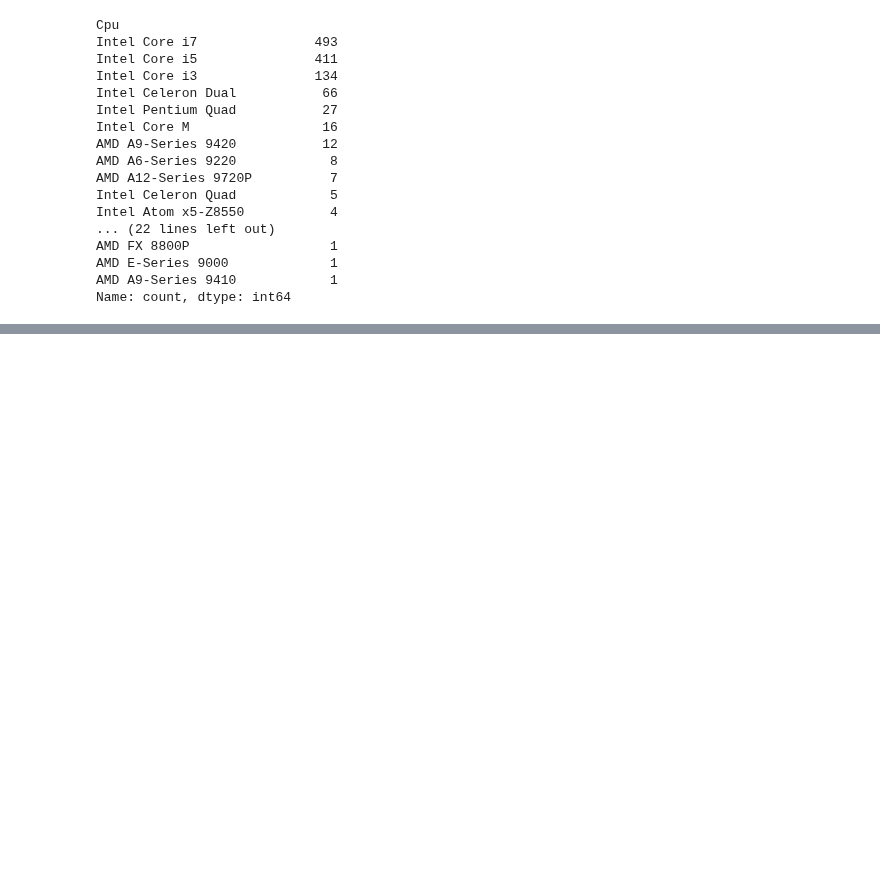
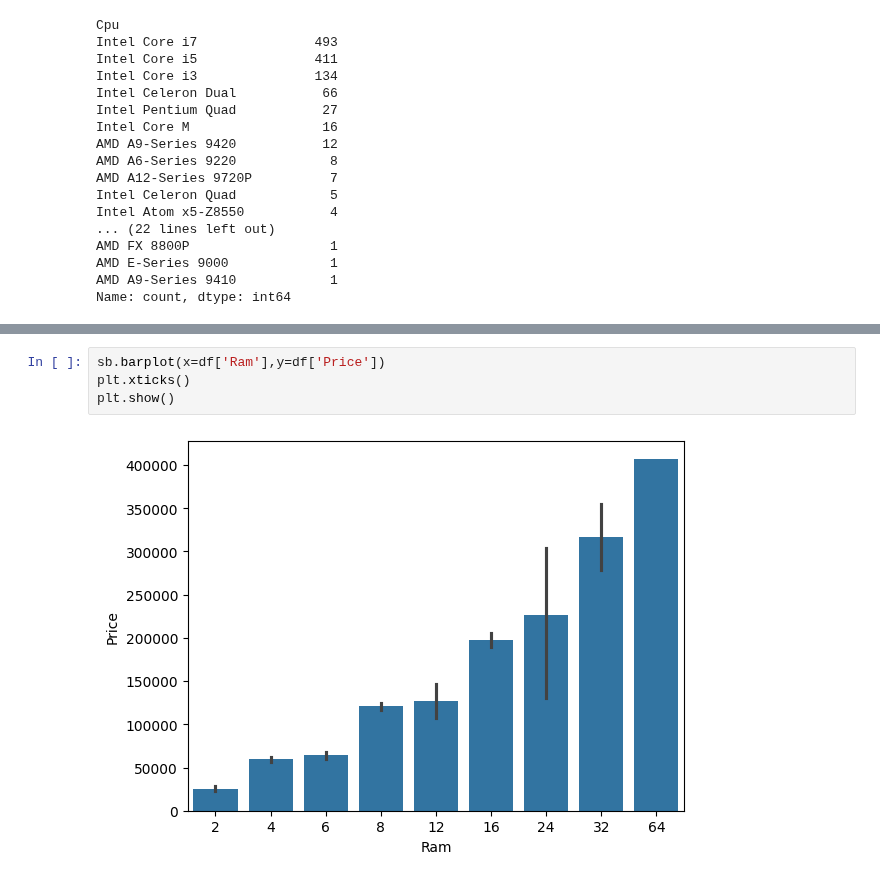
Before and after one commit to Avdhoot-Ukirde/Virtual-Environment-streamlit-Prediction-model, a Jupyter notebook: laptop.ipynb, the cells around one changed output, grey strips where cells are left out. Drawn from its saved outputs; the diff is of its cells as text; blank space fills up the shorter version.

```diff
--- a/laptop.ipynb
+++ b/laptop.ipynb
@@ -209,0 +257,6 @@ Name: count, dtype: int64
+# %%
+sb.barplot(x=df['Ram'],y=df['Price'])
+plt.xticks()
+plt.show()
+# %% [output]
+[figure, added]
```
Also changed, not shown: parts of 29 cells of this notebook.
